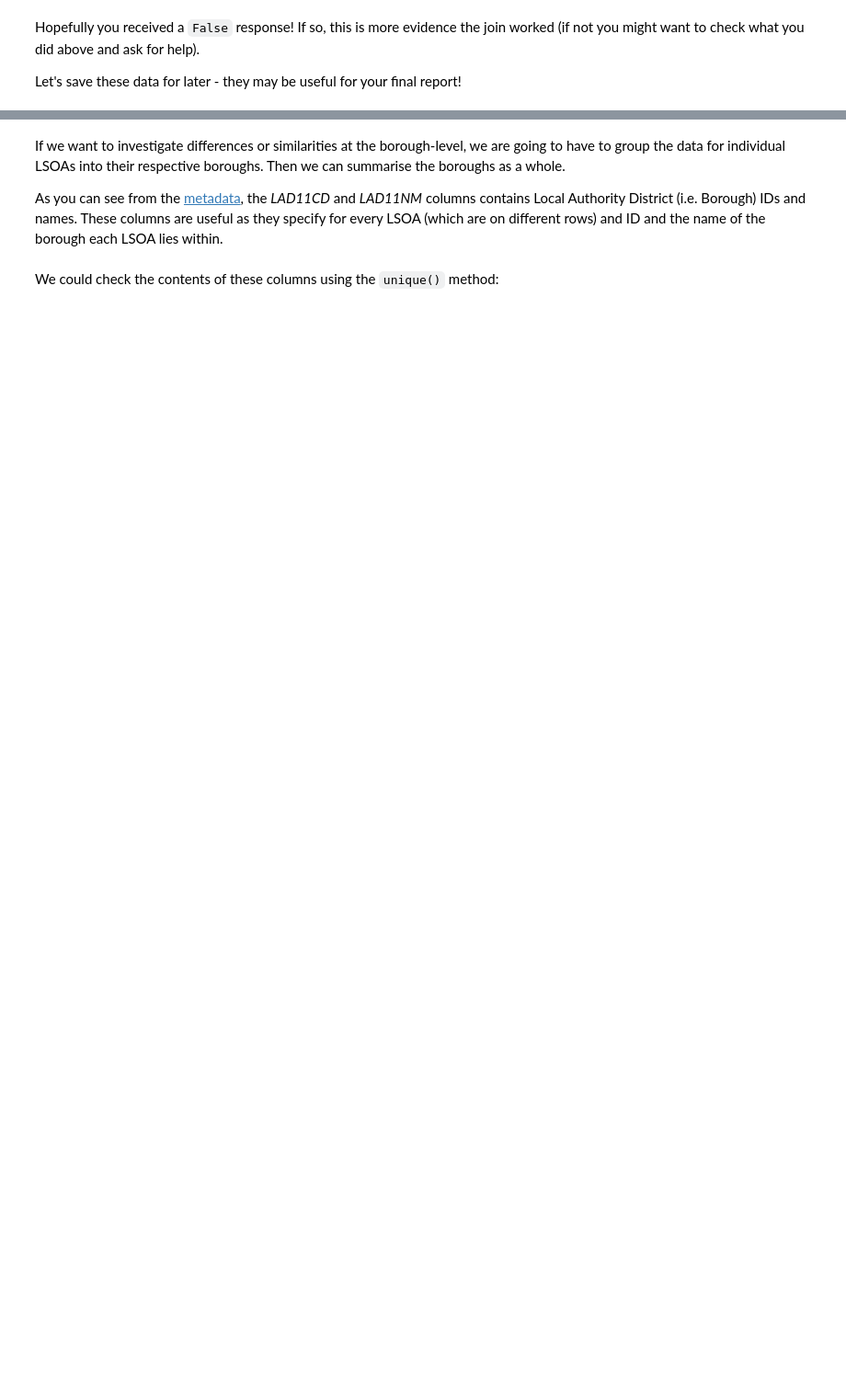
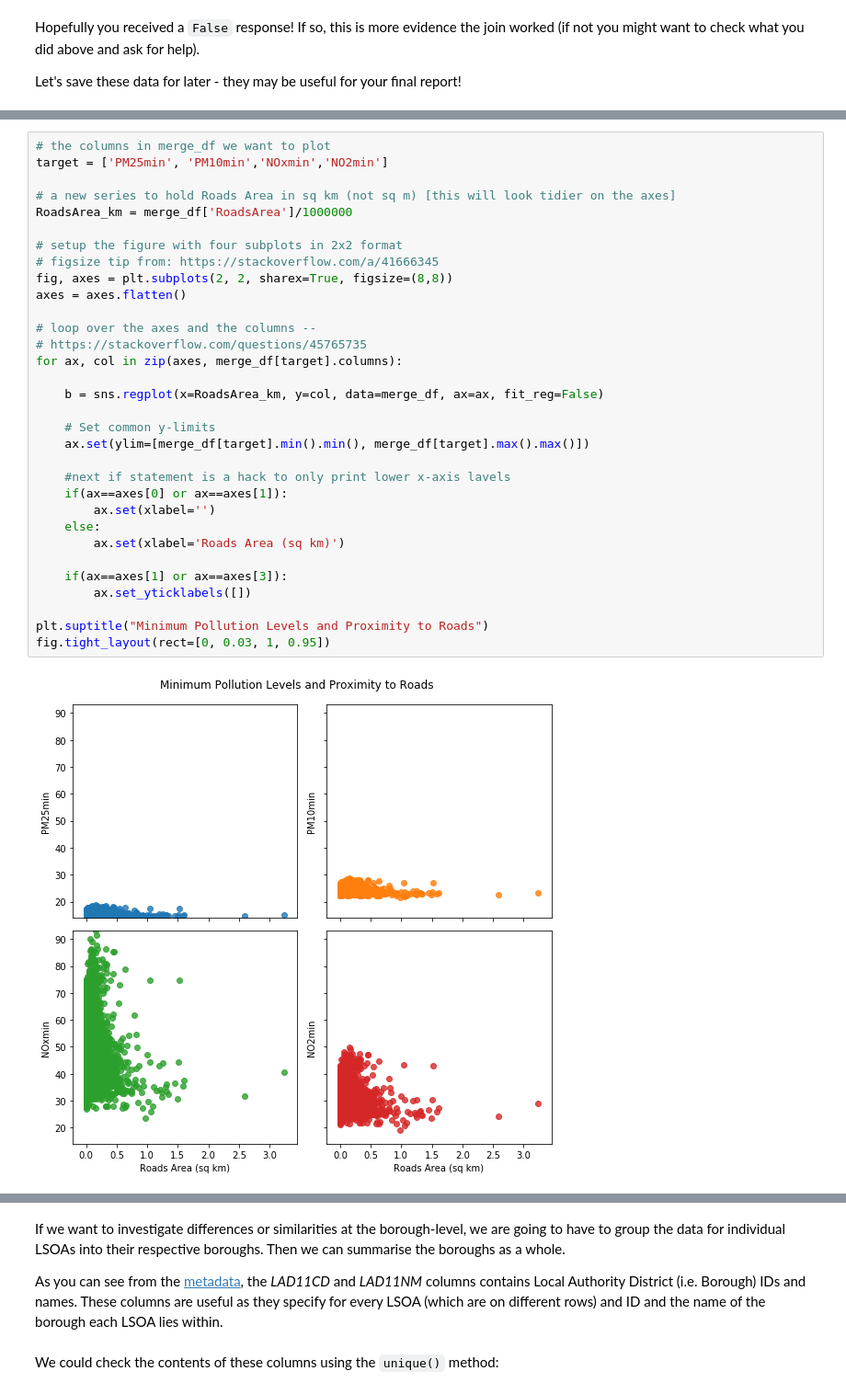
Before and after one commit to kingsgeocomp/geocomputation, a Jupyter notebook: Practical-06-Managing Data.ipynb, the cells around one changed output, grey strips where cells are left out. Shown at 92% size. Cells and saved outputs as stored; diff of their text form; blank space fills up the shorter version.

```diff
--- a/Practical-06-Managing Data.ipynb
+++ b/Practical-06-Managing Data.ipynb
@@ -217 +462,35 @@ Explore the air quality data to get an understanding of what they might show you
+# %%
+# the columns in merge_df we want to plot
+target = ['PM25min', 'PM10min','NOxmin','NO2min']
+
+# a new series to hold Roads Area in sq km (not sq m) [this will look tidier on the axes]
+RoadsArea_km = merge_df['RoadsArea']/1000000
+
+# setup the figure with four subplots in 2x2 format
+# figsize tip from: https://stackoverflow.com/a/41666345
+fig, axes = plt.subplots(2, 2, sharex=True, figsize=(8,8))
+axes = axes.flatten()
+
+# loop over the axes and the columns --
+# https://stackoverflow.com/questions/45765735
+for ax, col in zip(axes, merge_df[target].columns):
+
+    b = sns.regplot(x=RoadsArea_km, y=col, data=merge_df, ax=ax, fit_reg=False)
+
+    # Set common y-limits
+    ax.set(ylim=[merge_df[target].min().min(), merge_df[target].max().max()])
+
+    #next if statement is a hack to only print lower x-axis lavels
+    if(ax==axes[0] or ax==axes[1]):
+        ax.set(xlabel='')
+    else:
+        ax.set(xlabel='Roads Area (sq km)')
+
+    if(ax==axes[1] or ax==axes[3]):
+        ax.set_yticklabels([])
+
+plt.suptitle("Minimum Pollution Levels and Proximity to Roads")
+fig.tight_layout(rect=[0, 0.03, 1, 0.95])
+# %% [output]
+[figure, added]
 # %% [markdown]
```
Also changed, not shown: parts of 99 cells of this notebook.
